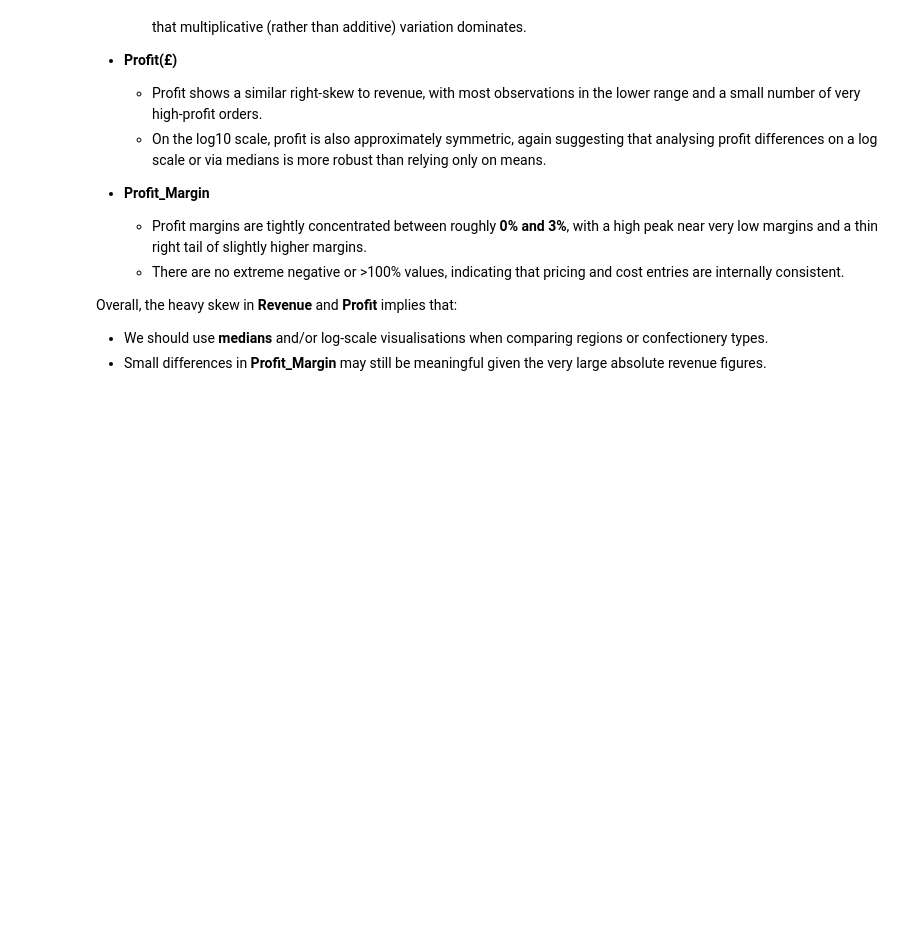
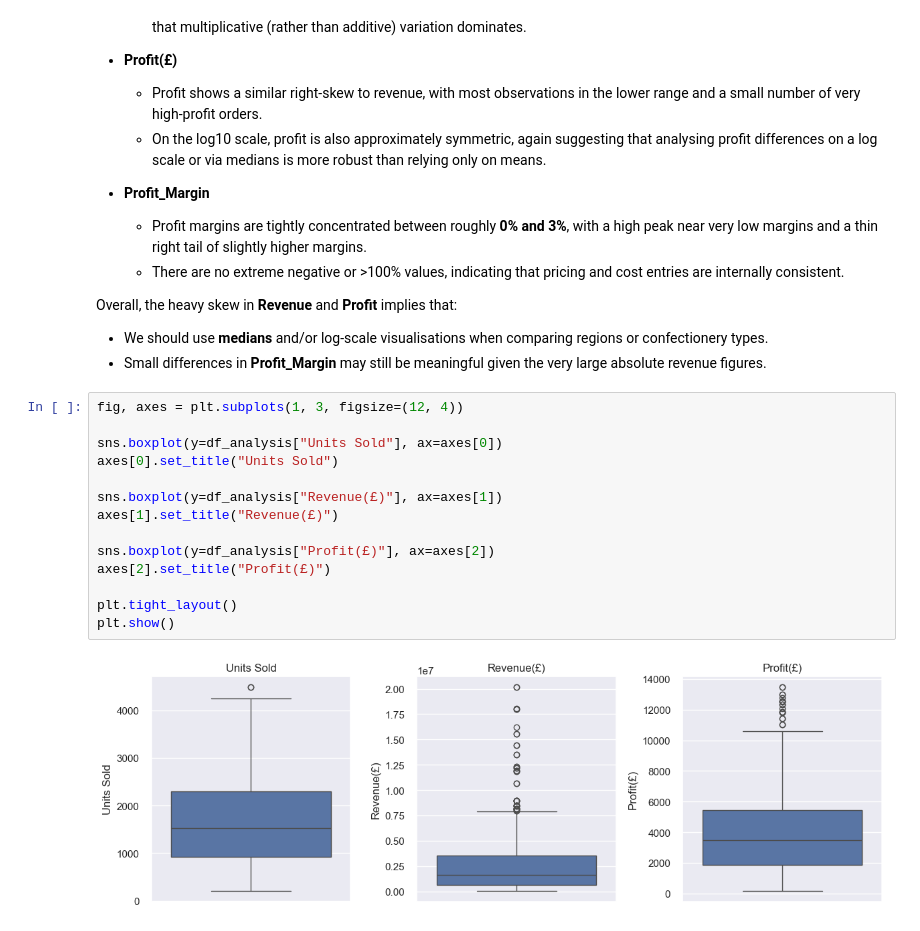
Before and after one commit to OmerTDK/confectionary-data-viz, a Jupyter notebook: main.ipynb, the cells around one changed output. Drawn from its saved outputs; the diff is of its cells as text; blank space fills up the shorter version.

Commit message:
Phase 3.2: distributions and boxplots for key sales metrics

```diff
--- a/main.ipynb
+++ b/main.ipynb
@@ -462,3 +462,19 @@ plt.show()
 Overall, the heavy skew in **Revenue** and **Profit** implies that:
 - We should use **medians** and/or log-scale visualisations when comparing regions or confectionery types.
 - Small differences in **Profit_Margin** may still be meaningful given the very large absolute revenue figures.
+# %%
+fig, axes = plt.subplots(1, 3, figsize=(12, 4))
+
+sns.boxplot(y=df_analysis["Units Sold"], ax=axes[0])
+axes[0].set_title("Units Sold")
+
+sns.boxplot(y=df_analysis["Revenue(£)"], ax=axes[1])
+axes[1].set_title("Revenue(£)")
+
+sns.boxplot(y=df_analysis["Profit(£)"], ax=axes[2])
+axes[2].set_title("Profit(£)")
+
+plt.tight_layout()
+plt.show()
+# %% [output]
+[figure, added]
```
Also changed, not shown: parts of 1 cell of this notebook.
